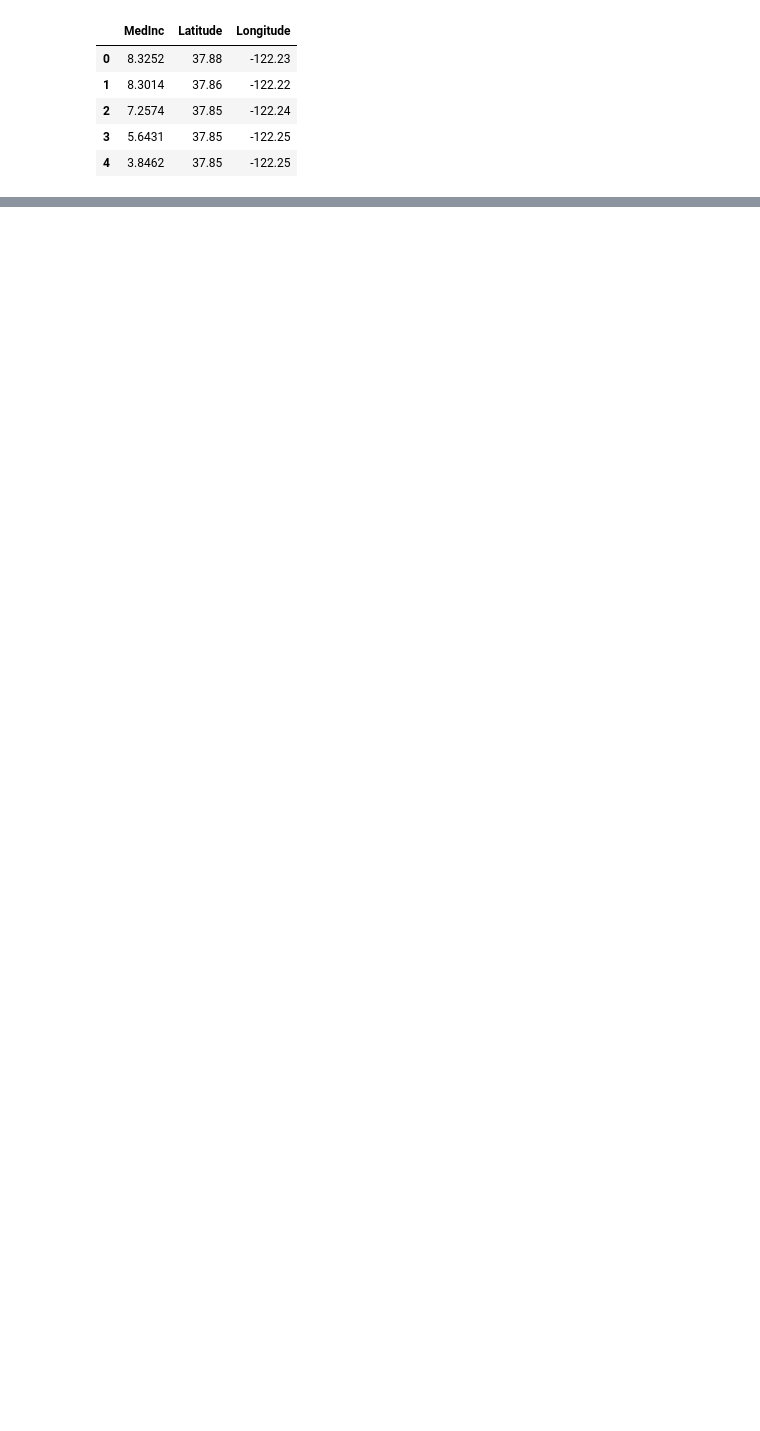
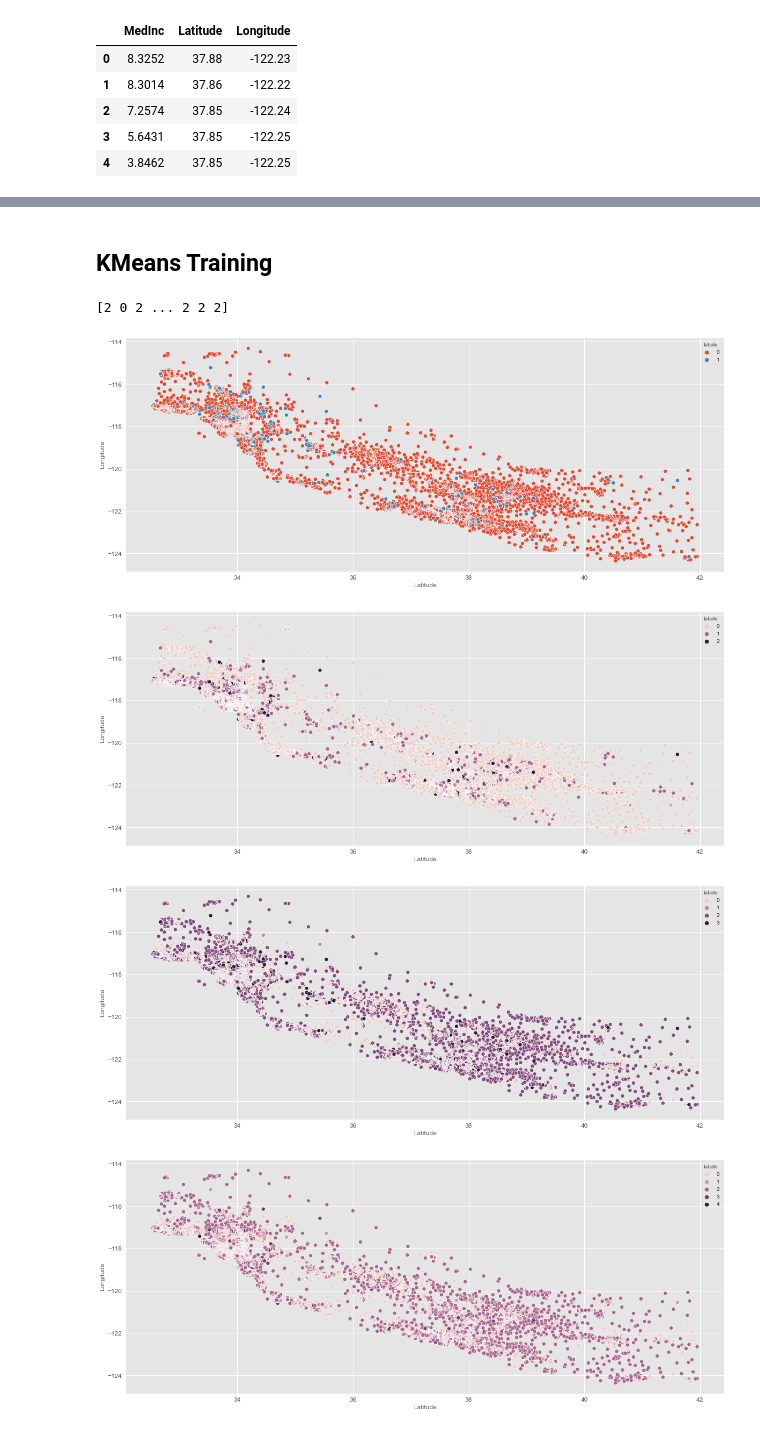
Before and after one commit to Menesbas/data_science_bootcamp, a Jupyter notebook: week4/Week_04_Odev_2.ipynb, the cells around one changed output, grey strips where cells are left out. Cells and saved outputs as stored; diff of their text form; code cells hidden in the pictures; blank space fills up the shorter version.

```diff
--- a/week4/Week_04_Odev_2.ipynb
+++ b/week4/Week_04_Odev_2.ipynb
@@ -37,3 +38,3 @@ plt.scatter(X['Longitude'],X['Latitude'])
 # %%
-X = X.loc[:, ["MedInc", "Latitude", "Longitude"]]
+X_ = X.loc[:, ["MedInc", "Latitude", "Longitude"]]
 # %%
@@ -49,0 +53,26 @@ X.head()
+# %% [markdown]
+## KMeans Training
+# %%
+from sklearn.cluster import KMeans
+kmeans = KMeans(n_clusters=3)
+kmeans.fit(X)
+#fitting with cluster value  3 and printing
+
+labels = kmeans.labels_
+print(labels)
+# %% [output]
+[2 0 2 ... 2 2 2]
+# %%
+# visualizing the data for different n cluster number
+for k in range(2,9):
+    kmeans = KMeans(n_clusters = k)
+    clusters = kmeans.fit_predict(X)
+    X["labels"] = clusters
+    plt.figure(figsize=(20,8))
+    sns.scatterplot(data=X, x="Latitude", y="Longitude", hue="labels")
+plt.show()
+# %% [output]
+[figure, added]
+[figure, added]
+[figure, added]
+[figure, added]
```
Also changed, not shown: parts of 11 cells of this notebook.
